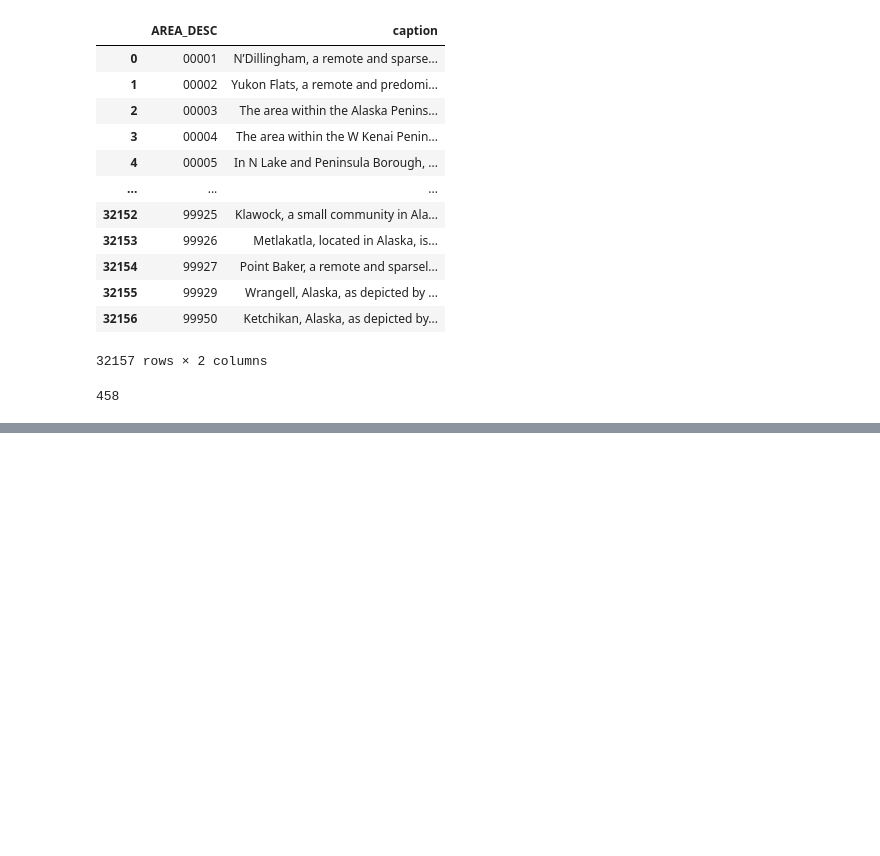
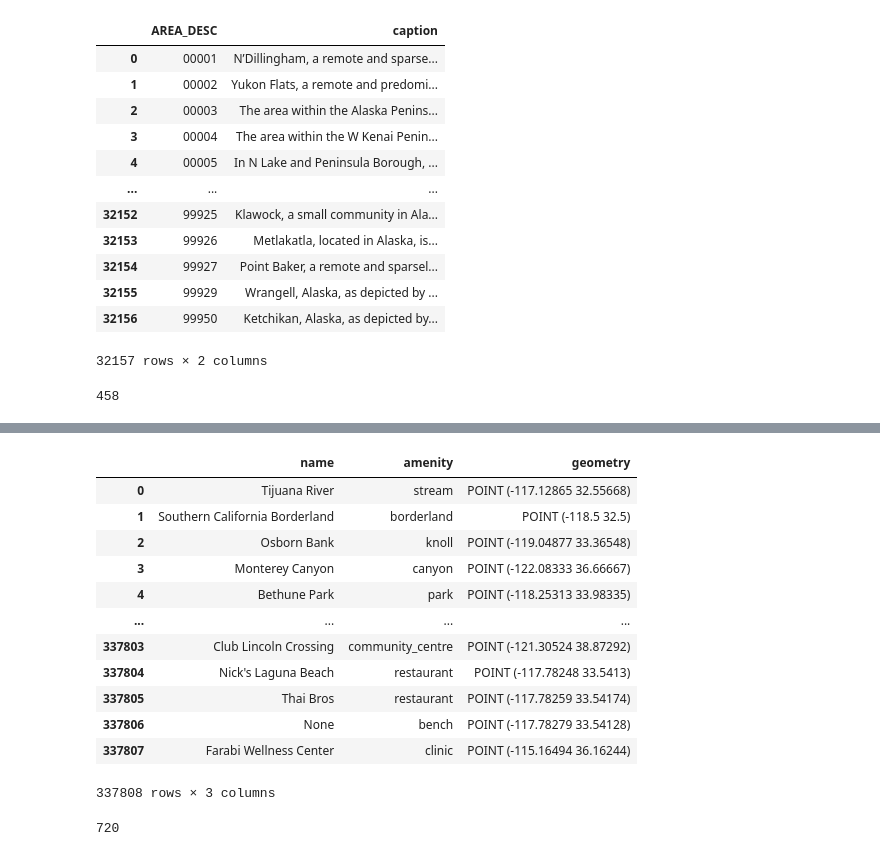
Before and after one commit to sarkarsusanket/esri-earth-search-engine, a Jupyter notebook: tbd.ipynb, the cells around one changed output, grey strips where cells are left out. Drawn from its saved outputs; the diff is of its cells as text; code cells hidden in the pictures; blank space fills up the shorter version.

```diff
--- a/tbd.ipynb
+++ b/tbd.ipynb
@@ -99,0 +199,16 @@ print(len(text.split()))
+# %%
+df
+# %% [output]
+|  | name | amenity | geometry |
+| 0 | Tijuana River | stream | POINT (-117.12865 32.55668) |
+| 1 | Southern California Borderland | borderland | POINT (-118.5 32.5) |
+| 2 | Osborn Bank | knoll | POINT (-119.04877 33.36548) |
+| 3 | Monterey Canyon | canyon | POINT (-122.08333 36.66667) |
+| 4 | Bethune Park | park | POINT (-118.25313 33.98335) |
+| ... | ... | ... | ... |
+| 337803 | Club Lincoln Crossing | community_centre | POINT (-121.30524 38.87292) |
+| 337804 | Nick's Laguna Beach | restaurant | POINT (-117.78248 33.5413) |
+| 337805 | Thai Bros | restaurant | POINT (-117.78259 33.54174) |
+| 337806 | None | bench | POINT (-117.78279 33.54128) |
+| 337807 | Farabi Wellness Center | clinic | POINT (-115.16494 36.16244) |
+337808 rows × 3 columns
@@ -99,0 +219,4 @@ print(len(text.split()))
+# %%
+len(l)
+# %% [output]
+720
```
Also changed, not shown: parts of 19 cells of this notebook, 9 other files.
